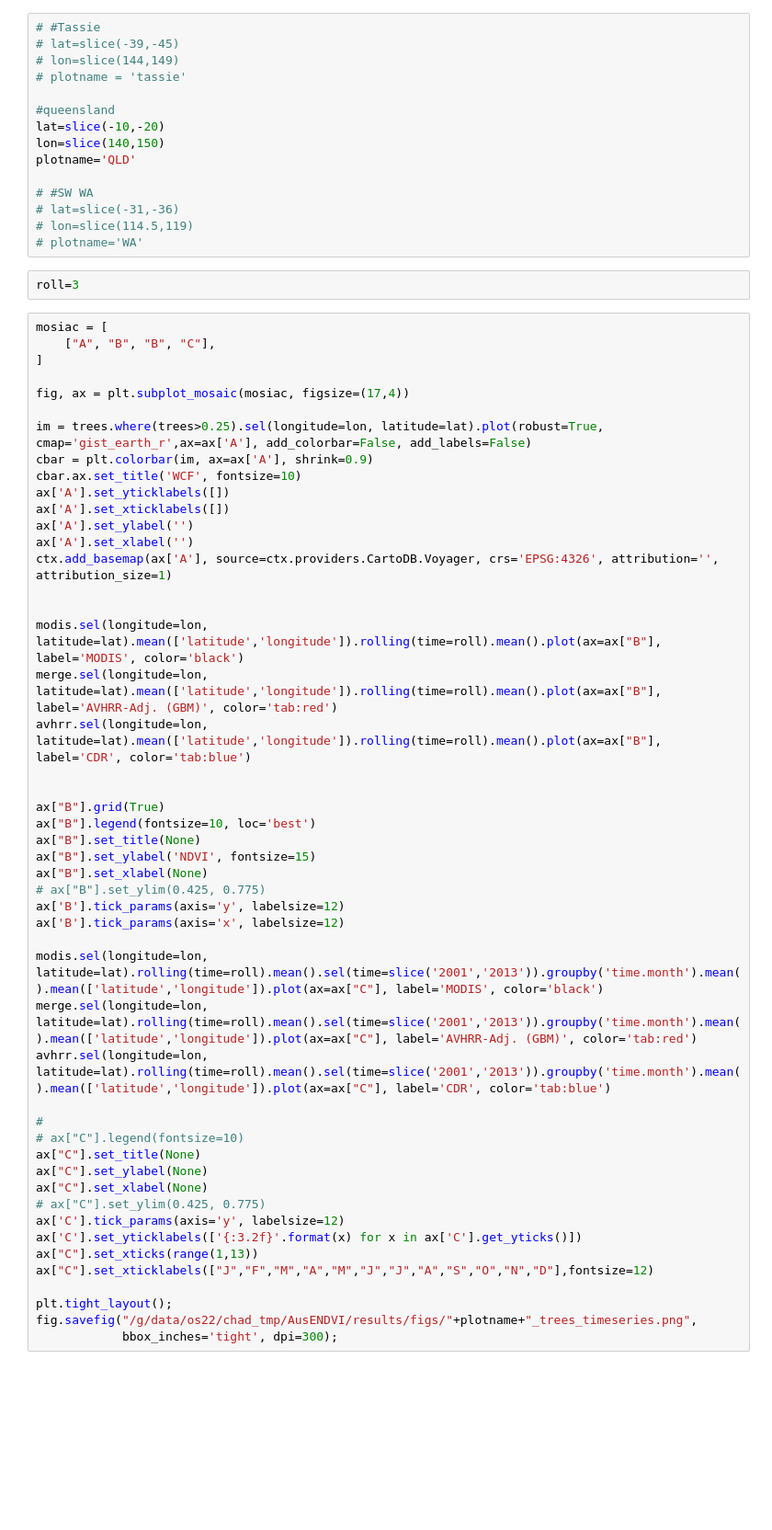
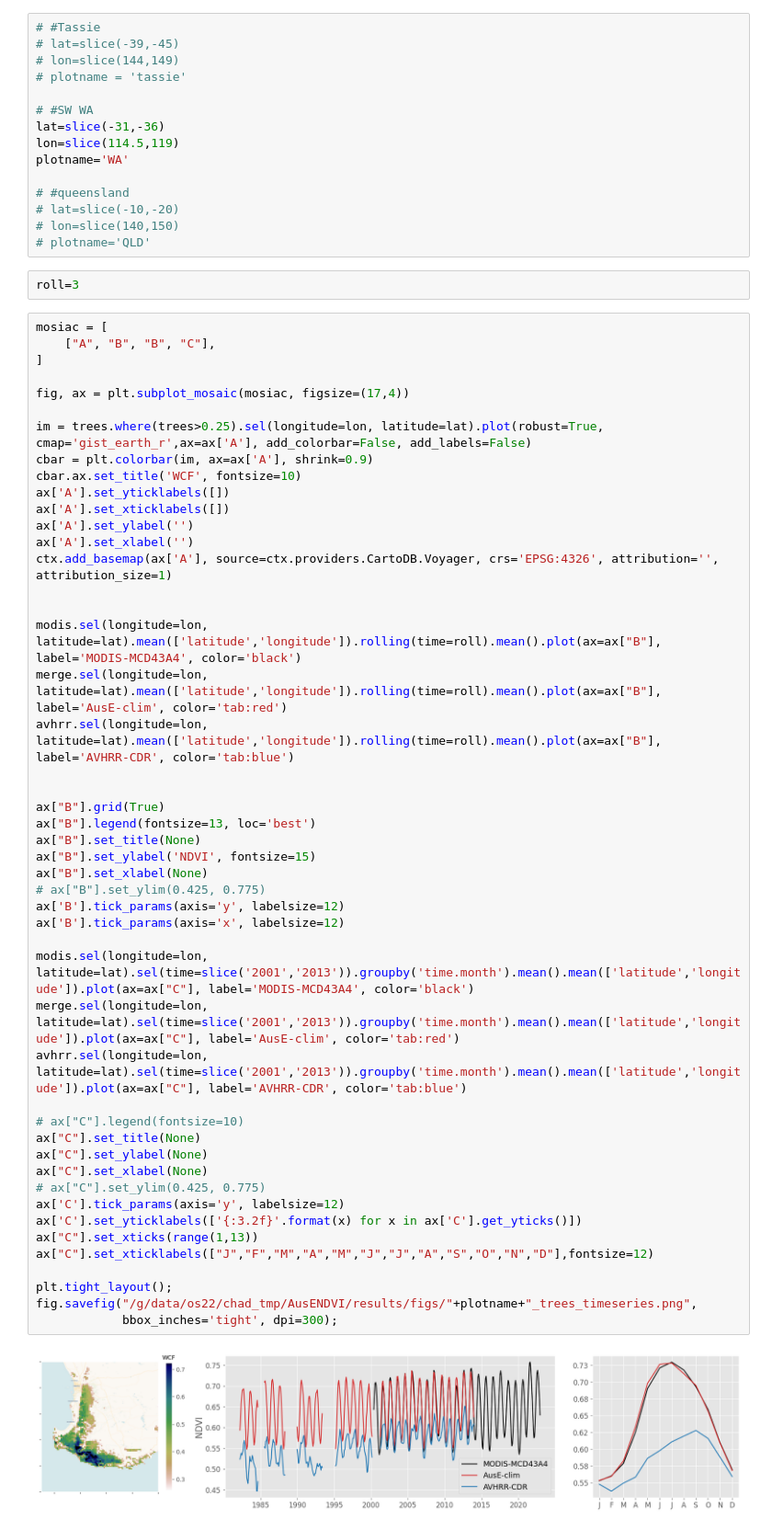
Before and after one commit to cbur24/AusENDVI, a Jupyter notebook: notebooks/harmonization/3_Example_timeseries_plots.ipynb, the cells around one changed output. Shown at 92% size. Saved outputs shown, nothing was run; the diff lists cells and outputs as text; blank space fills up the shorter version.

```diff
--- a/notebooks/harmonization/3_Example_timeseries_plots.ipynb
+++ b/notebooks/harmonization/3_Example_timeseries_plots.ipynb
@@ -99,15 +100,15 @@ modis = modis.where(mask1)
 # lon=slice(144,149)
 # plotname = 'tassie'
 
-#queensland
-lat=slice(-10,-20)
-lon=slice(140,150)
-plotname='QLD'
+# #SW WA
+lat=slice(-31,-36)
+lon=slice(114.5,119)
+plotname='WA'
 
-# #SW WA
-# lat=slice(-31,-36)
-# lon=slice(114.5,119)
-# plotname='WA'
+# #queensland
+# lat=slice(-10,-20)
+# lon=slice(140,150)
+# plotname='QLD'
 # %%
 roll=3
 # %%
@@ -124,38 +125,39 @@ ax['A'].set_yticklabels([])
 ax['A'].set_xticklabels([])
 ax['A'].set_ylabel('')
 ax['A'].set_xlabel('')
 ctx.add_basemap(ax['A'], source=ctx.providers.CartoDB.Voyager, crs='EPSG:4326', attribution='', attribution_size=1)
 
 
-modis.sel(longitude=lon, latitude=lat).mean(['latitude','longitude']).rolling(time=roll).mean().plot(ax=ax["B"], label='MODIS', color='black')
-merge.sel(longitude=lon, latitude=lat).mean(['latitude','longitude']).rolling(time=roll).mean().plot(ax=ax["B"], label='AVHRR-Adj. (GBM)', color='tab:red')
-avhrr.sel(longitude=lon, latitude=lat).mean(['latitude','longitude']).rolling(time=roll).mean().plot(ax=ax["B"], label='CDR', color='tab:blue')
+modis.sel(longitude=lon, latitude=lat).mean(['latitude','longitude']).rolling(time=roll).mean().plot(ax=ax["B"], label='MODIS-MCD43A4', color='black')
+merge.sel(longitude=lon, latitude=lat).mean(['latitude','longitude']).rolling(time=roll).mean().plot(ax=ax["B"], label='AusE-clim', color='tab:red')
+avhrr.sel(longitude=lon, latitude=lat).mean(['latitude','longitude']).rolling(time=roll).mean().plot(ax=ax["B"], label='AVHRR-CDR', color='tab:blue')
 
 
 ax["B"].grid(True)
-ax["B"].legend(fontsize=10, loc='best')
+ax["B"].legend(fontsize=13, loc='best')
 ax["B"].set_title(None)
 ax["B"].set_ylabel('NDVI', fontsize=15)
 ax["B"].set_xlabel(None)
 # ax["B"].set_ylim(0.425, 0.775)
 ax['B'].tick_params(axis='y', labelsize=12)
 ax['B'].tick_params(axis='x', labelsize=12)
 
-modis.sel(longitude=lon, latitude=lat).rolling(time=roll).mean().sel(time=slice('2001','2013')).groupby('time.month').mean().mean(['latitude','longitude']).plot(ax=ax["C"], label='MODIS', color='black')
-merge.sel(longitude=lon, latitude=lat).rolling(time=roll).mean().sel(time=slice('2001','2013')).groupby('time.month').mean().mean(['latitude','longitude']).plot(ax=ax["C"], label='AVHRR-Adj. (GBM)', color='tab:red')
-avhrr.sel(longitude=lon, latitude=lat).rolling(time=roll).mean().sel(time=slice('2001','2013')).groupby('time.month').mean().mean(['latitude','longitude']).plot(ax=ax["C"], label='CDR', color='tab:blue')
+modis.sel(longitude=lon, latitude=lat).sel(time=slice('2001','2013')).groupby('time.month').mean().mean(['latitude','longitude']).plot(ax=ax["C"], label='MODIS-MCD43A4', color='black')
+merge.sel(longitude=lon, latitude=lat).sel(time=slice('2001','2013')).groupby('time.month').mean().mean(['latitude','longitude']).plot(ax=ax["C"], label='AusE-clim', color='tab:red')
+avhrr.sel(longitude=lon, latitude=lat).sel(time=slice('2001','2013')).groupby('time.month').mean().mean(['latitude','longitude']).plot(ax=ax["C"], label='AVHRR-CDR', color='tab:blue')
 
-#
 # ax["C"].legend(fontsize=10)
 ax["C"].set_title(None)
 ax["C"].set_ylabel(None)
 ax["C"].set_xlabel(None)
 # ax["C"].set_ylim(0.425, 0.775)
 ax['C'].tick_params(axis='y', labelsize=12)
 ax['C'].set_yticklabels(['{:3.2f}'.format(x) for x in ax['C'].get_yticks()])
 ax["C"].set_xticks(range(1,13))
 ax["C"].set_xticklabels(["J","F","M","A","M","J","J","A","S","O","N","D"],fontsize=12)
 
 plt.tight_layout();
 fig.savefig("/g/data/os22/chad_tmp/AusENDVI/results/figs/"+plotname+"_trees_timeseries.png",
             bbox_inches='tight', dpi=300);
+# %% [output]
+[figure, added]
```
Also changed, not shown: parts of 1 cell of this notebook, 7 other files.
